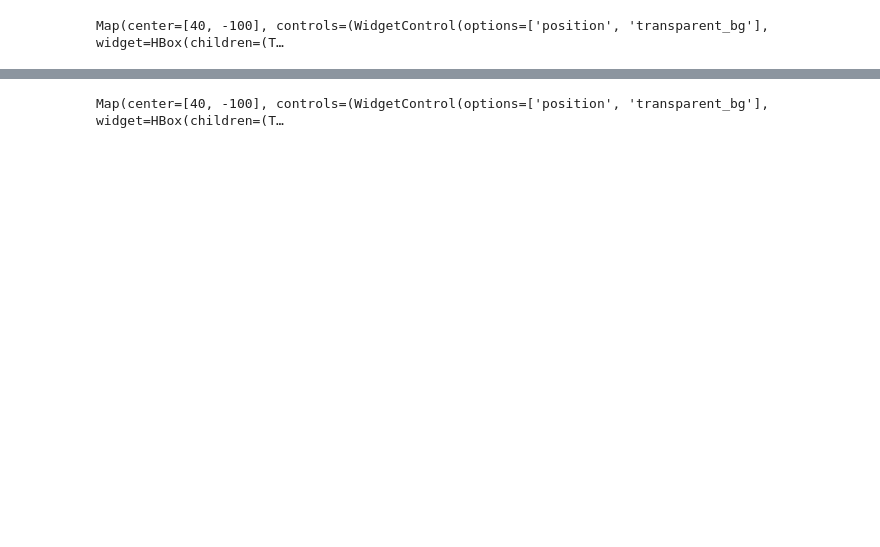
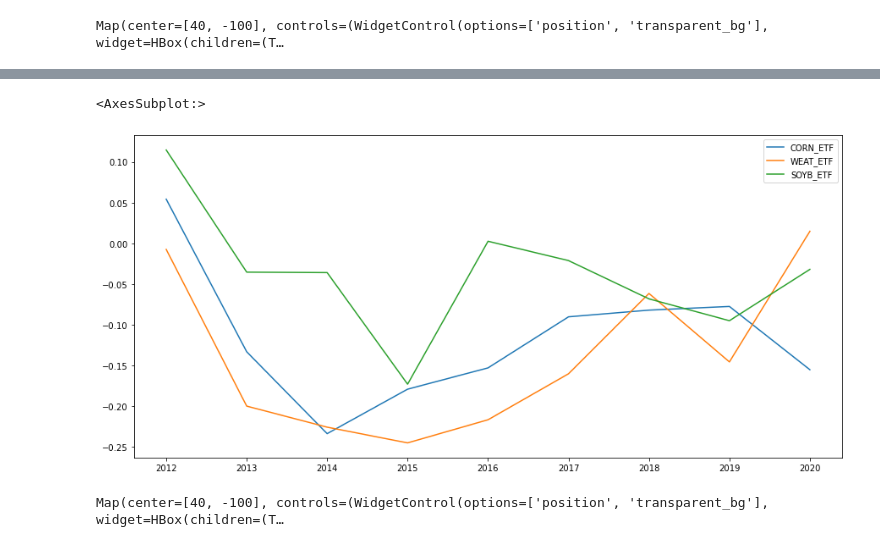
Before and after one commit to scolpan/gee_etf, a Jupyter notebook: GOOGLECROP.ipynb, the cells around one changed output, grey strips where cells are left out. Cells and saved outputs as stored; diff of their text form; code cells hidden in the pictures; blank space fills up the shorter version.

```diff
--- a/GOOGLECROP.ipynb
+++ b/GOOGLECROP.ipynb
@@ -127,0 +126,11 @@ Map(center=[40, -100], controls=(WidgetControl(options=['position', 'transparent
+# %%
+df_etf_data = get_etf_data()
+# %%
+#resample to get yearly data
+yearly_data = df_etf_data.resample('Y').mean()
+
+etf_yearly_returns = yearly_data.pct_change()
+
+etf_yearly_returns.index = etf_yearly_returns.index.year
+
+etf_yearly_returns
@@ -128,2 +149,7 @@ Map(center=[40, -100], controls=(WidgetControl(options=['position', 'transparent
+# %%
+etf_yearly_returns.plot(figsize=(15,7))
+# %% [output]
+<AxesSubplot:>
+[figure, added]
 # %%
 import ipywidgets as widgets
```
Also changed, not shown: parts of 28 cells of this notebook, 1 other file.
